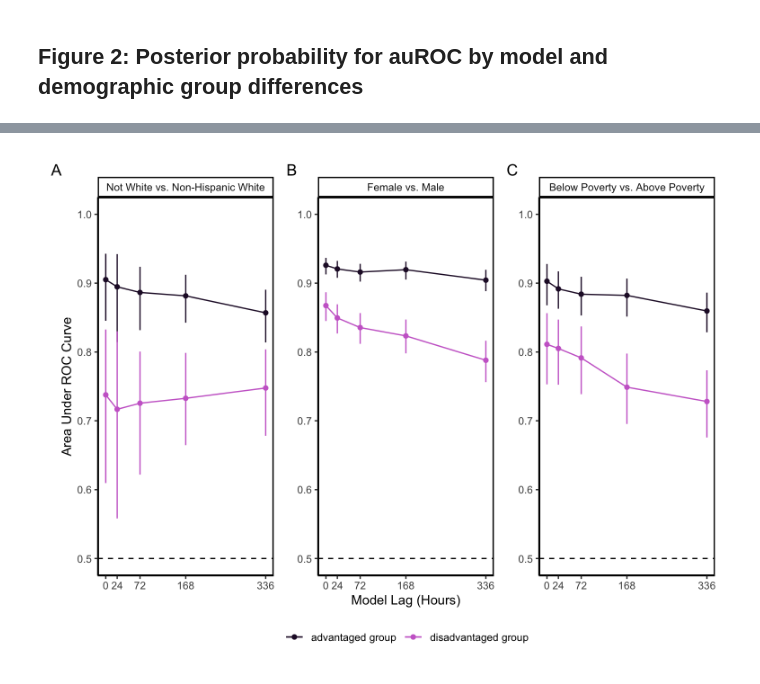
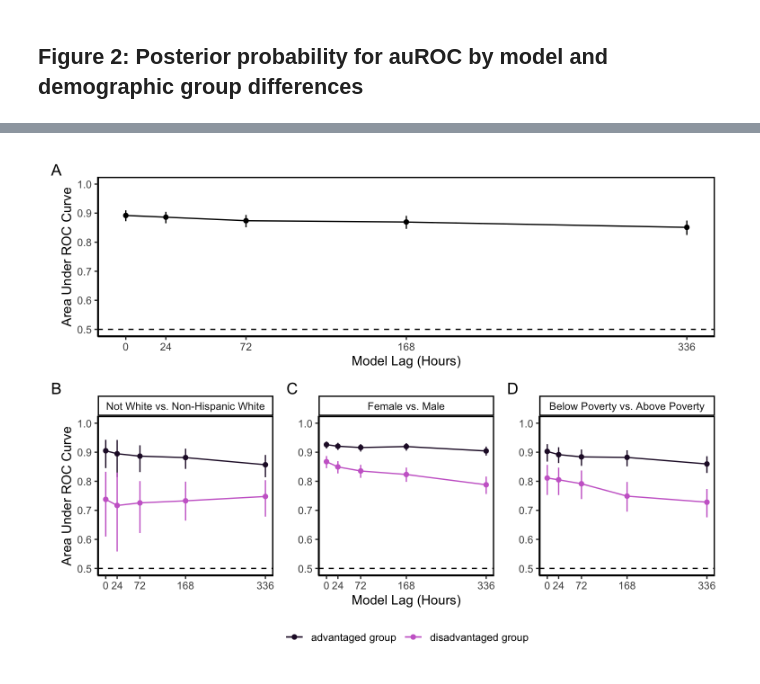
Before and after one commit to KendraPaquette/study_lag, a Jupyter notebook: notebooks/mak_figures.embed.ipynb, the cells around one changed output, grey strips where cells are left out. Saved outputs shown, nothing was run; the diff lists cells and outputs as text; code cells hidden in the pictures.

```diff
--- a/notebooks/mak_figures.embed.ipynb
+++ b/notebooks/mak_figures.embed.ipynb
@@ -138,14 +130,16 @@ pp_dem_c <- pp_dem |>
   scale_color_manual(values = c("#240e31", "#cb6bce")) +
   geom_hline(yintercept = 0.5, linetype = "dashed", color = "black") +
   labs(color = NULL)
+
+fig_2 <- pp_dem_a + pp_dem_b + pp_dem_c + plot_layout(guides = "collect") &
+  theme(legend.position = "bottom")
 # %%
 #| label: fig-2
-#| fig-cap: "Median posterior probability for area under ROC curve (auROC) and Bayesian credible interval by model and fairness contrast Dashed line represents a random classifier."
+#| fig-cap: "Panel A in displays the median posterior probability for area under ROC curve (auROC) and 95% Bayesian CI for each lagged model (0, 24, 72, 168, 336 hours). Dashed line represents a random classifier with an auROC of .5. Panel's B-D display the median auROC and Bayesian credible interval by model and fairness contrast. The darker lines represent the advantaged groups (White, male, above poverty) and the lighter lines represent the disadvantaged groups (not-White, female, below poverty). Dashed line represents a random classifier with an auROC of .5."
 #| fig-width: 8
 #| fig-height: 6
 
-pp_dem_a + pp_dem_b + pp_dem_c + plot_layout(guides = "collect") &
-  theme(legend.position = "bottom") &
+fig_1 / fig_2 &
   plot_annotation(tag_levels = "A")
 # %% [output]
-[figure, old version]
+[figure, new version]
```
Also changed, not shown: parts of 1 cell of this notebook, 14 other files.
